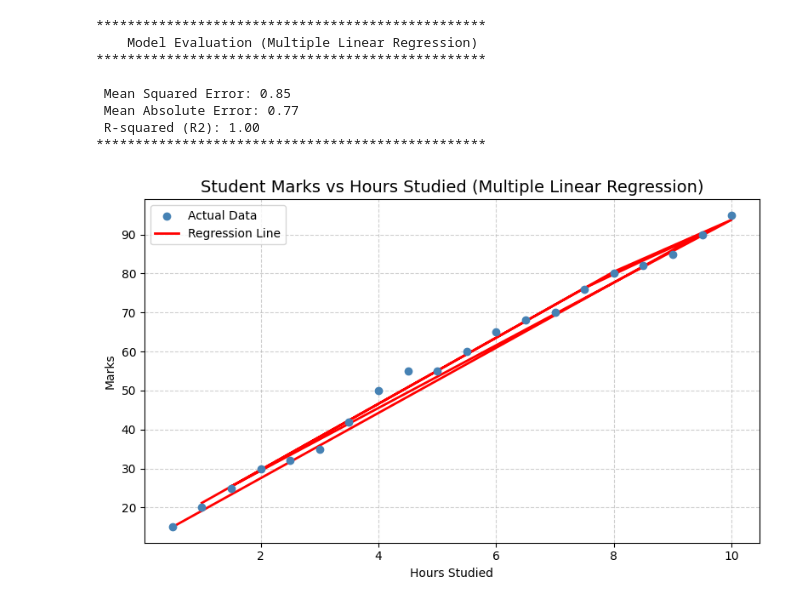
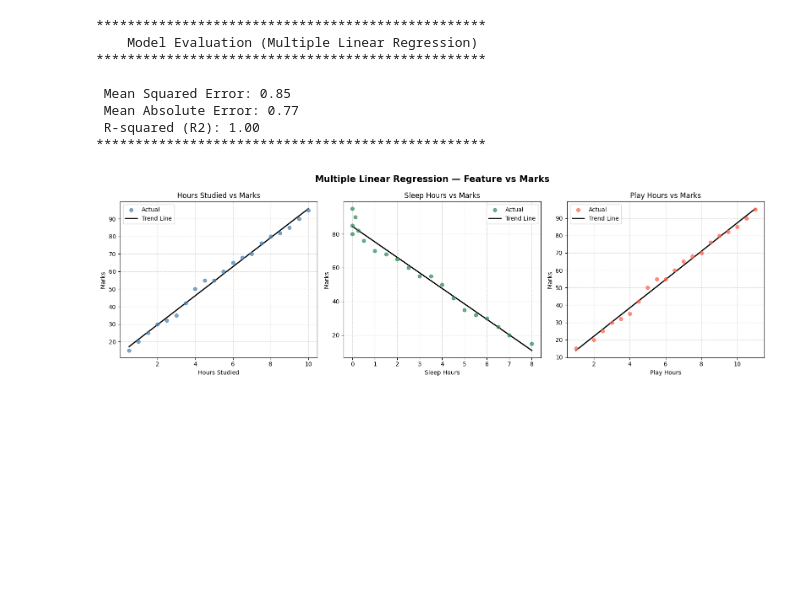
Before and after one commit to RadhikaKapoor383/student-marks-predictor, a Jupyter notebook: marks-predictor.ipynb, the cells around one changed output. Saved outputs shown, nothing was run; the diff lists cells and outputs as text; code cells hidden in the pictures; blank space fills up the shorter version.

Commit message:
Update regression plot for multiple linear regression analysis

```diff
--- a/marks-predictor.ipynb
+++ b/marks-predictor.ipynb
@@ -189,7 +189,8 @@ plt.show()
 # %% [output]
 [figure]
 # %%
-X = dataset[['Hours_Studied', 'Sleep_Hours', 'Play_Hours']]
+features = ['Hours_Studied', 'Sleep_Hours', 'Play_Hours']
+X = dataset[features]
 y = dataset['Marks']
 X_train, X_test, y_train, y_test = train_test_split(
     X, y, test_size=0.2, random_state=42
@@ -236,16 +237,32 @@ print("*"*50)
  R-squared (R2): 1.00
 **************************************************
 # %%
-plt.figure(figsize=(8, 5))
-plt.scatter(X['Hours_Studied'], y, color='steelblue', label='Actual Data', zorder=3)
-plt.plot(X['Hours_Studied'], model.predict(X), color='red', linewidth=2, label='Regression Line')
-plt.title('Student Marks vs Hours Studied (Multiple Linear Regression)', fontsize=14)
-plt.xlabel('Hours Studied')
-plt.ylabel('Marks')
-plt.legend()
-plt.grid(True, linestyle='--', alpha=0.6)
+fig, axes = plt.subplots(1, 3, figsize=(16, 5))
+fig.suptitle('Multiple Linear Regression — Feature vs Marks', fontsize=15, fontweight='bold')
+
+colors = ['steelblue', 'seagreen', 'tomato']
+labels = ['Hours Studied', 'Sleep Hours', 'Play Hours']
+
+for i, (feature, color, label) in enumerate(zip(features, colors, labels)):
+    ax = axes[i]
+
+    # Scatter: actual data points
+    ax.scatter(df[feature], y, color=color, alpha=0.7, zorder=3, label='Actual')
+
+    # Trend line using single-feature regression (just for visualization)
+    single = LinearRegression()
+    single.fit(df[[feature]], y)
+    x_range = np.linspace(df[feature].min(), df[feature].max(), 100).reshape(-1, 1)
+    ax.plot(x_range, single.predict(x_range), color='black', linewidth=2, label='Trend Line')
+
+    ax.set_title(f'{label} vs Marks', fontsize=12)
+    ax.set_xlabel(label)
+    ax.set_ylabel('Marks')
+    ax.legend()
+    ax.grid(True, linestyle='--', alpha=0.5)
+
 plt.tight_layout()
 plt.savefig('regression_plot_multiple_linear.png')
 plt.show()
 # %% [output]
-[figure, old version]
+[figure, new version]
```
Also changed, not shown: parts of 3 cells of this notebook, 2 other files.
